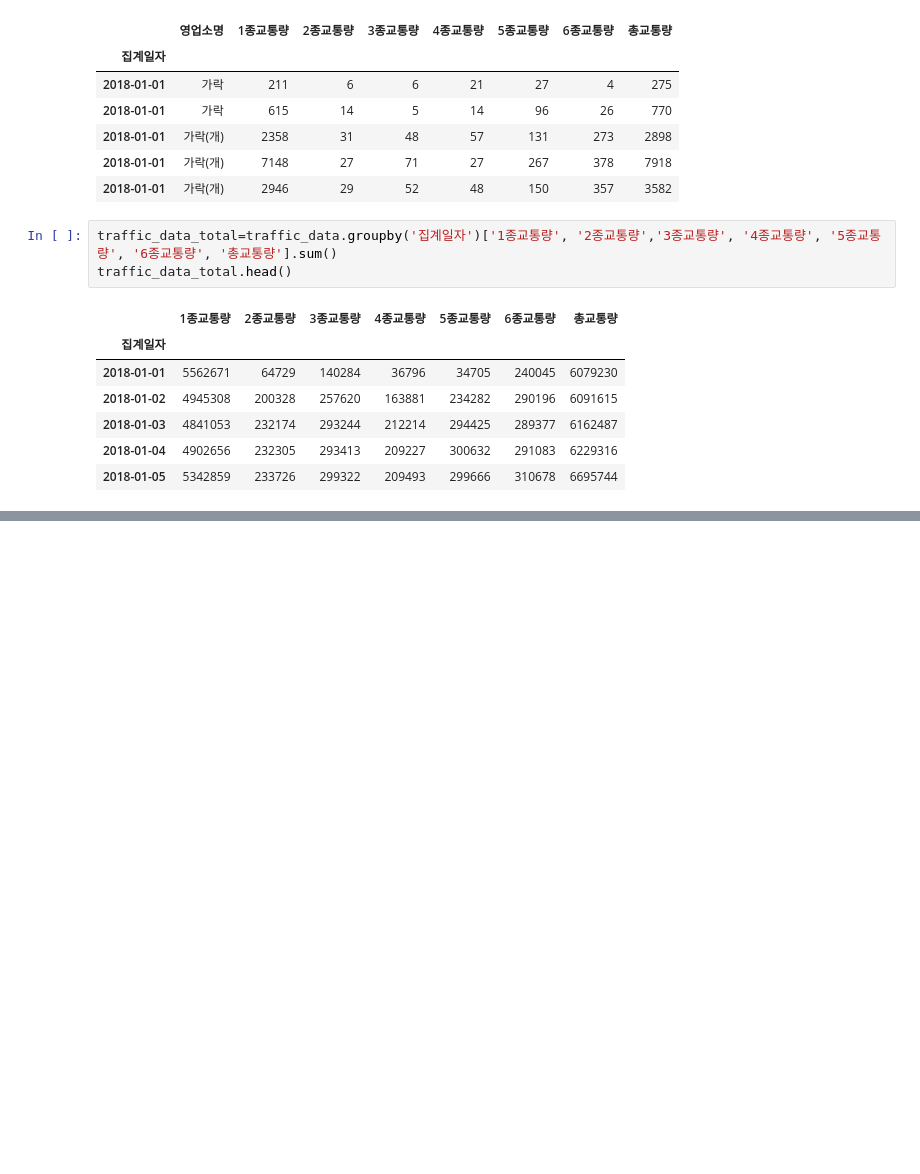
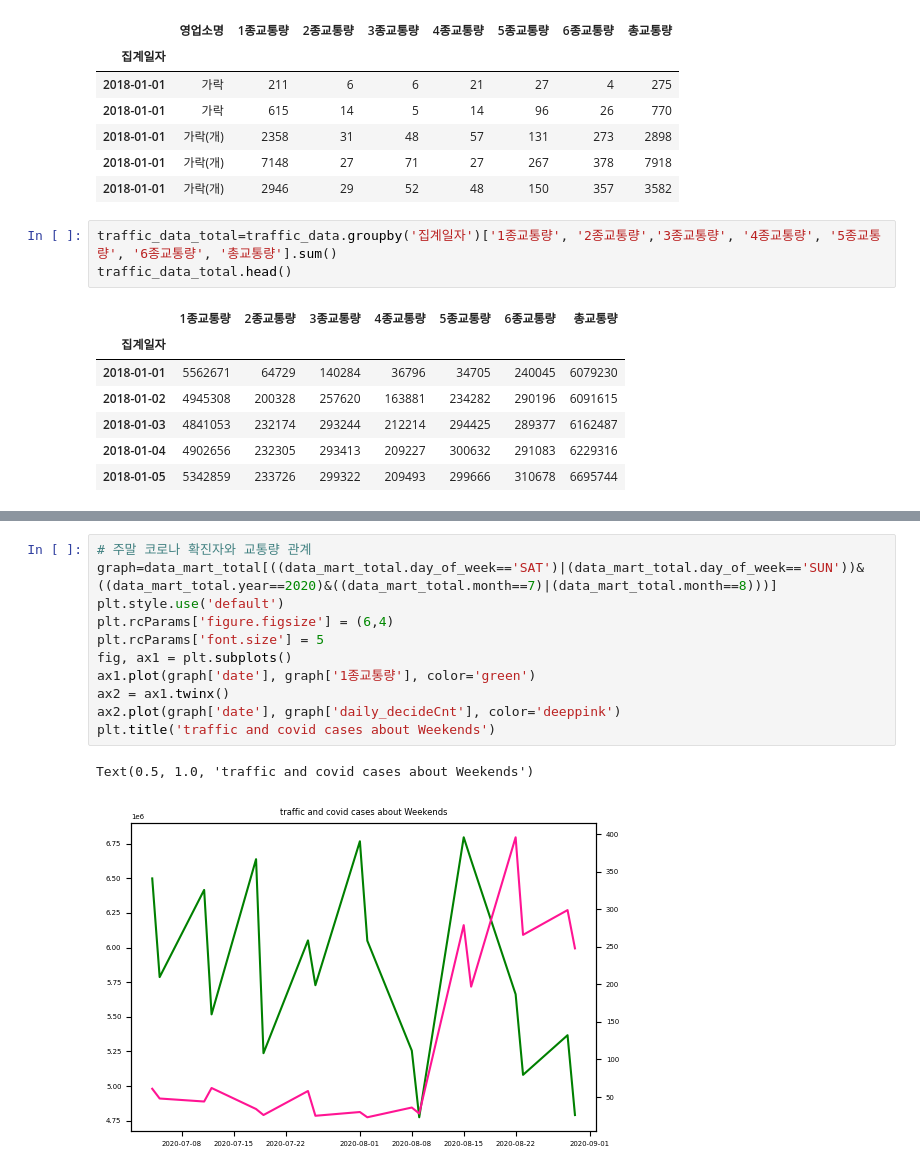
Before and after one commit to WooShangHyeon/damentor_3, a Jupyter notebook: covid_traffic_7_8.ipynb, the cells around one changed output, grey strips where cells are left out. Saved outputs shown, nothing was run; the diff lists cells and outputs as text; blank space fills up the shorter version.

```diff
--- a/covid_traffic_7_8.ipynb
+++ b/covid_traffic_7_8.ipynb
@@ -187,0 +164,14 @@ for i in days:
+# %%
+# 주말 코로나 확진자와 교통량 관계
+graph=data_mart_total[((data_mart_total.day_of_week=='SAT')|(data_mart_total.day_of_week=='SUN'))&((data_mart_total.year==2020)&((data_mart_total.month==7)|(data_mart_total.month==8)))]
+plt.style.use('default')
+plt.rcParams['figure.figsize'] = (6,4)
+plt.rcParams['font.size'] = 5
+fig, ax1 = plt.subplots()
+ax1.plot(graph['date'], graph['1종교통량'], color='green')
+ax2 = ax1.twinx()
+ax2.plot(graph['date'], graph['daily_decideCnt'], color='deeppink')
+plt.title('traffic and covid cases about Weekends')
+# %% [output]
+Text(0.5, 1.0, 'traffic and covid cases about Weekends')
+[figure, added]
```
Also changed, not shown: parts of 10 cells of this notebook.
